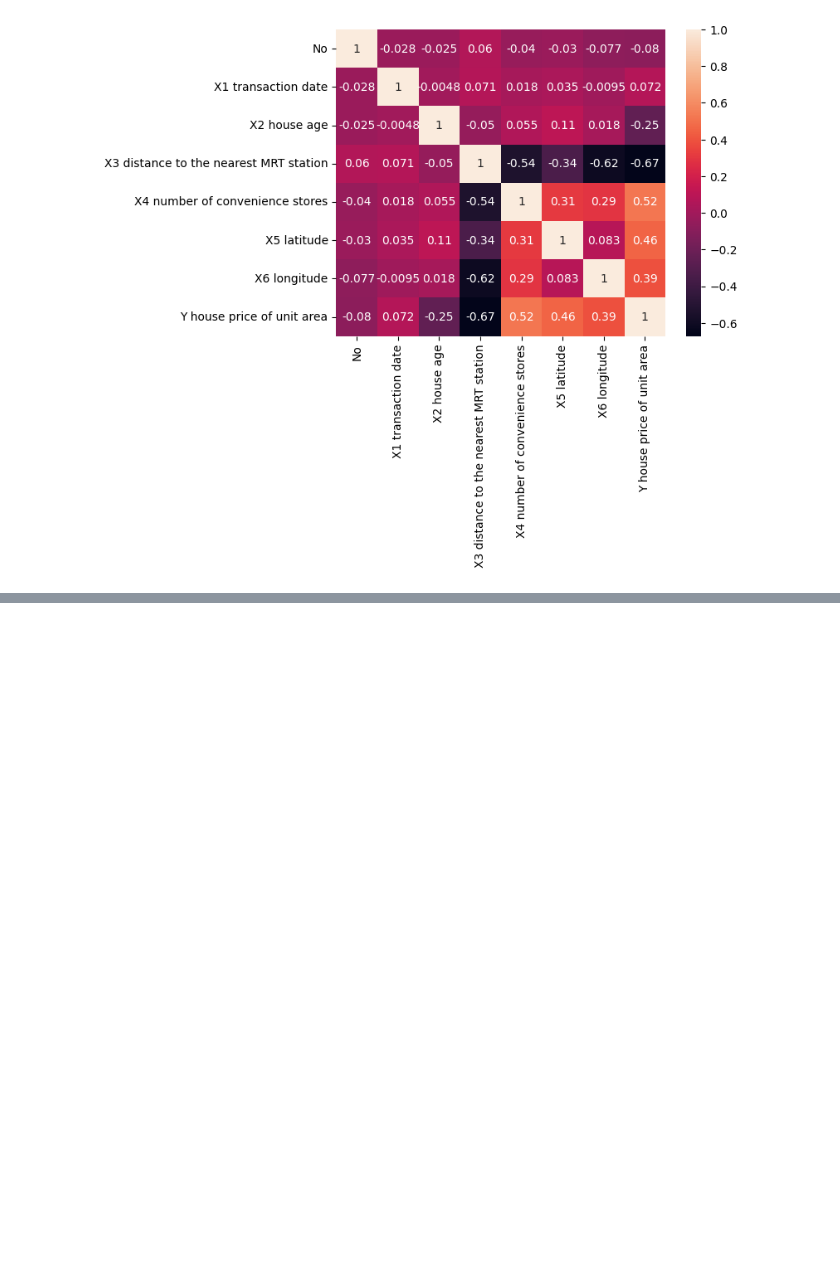
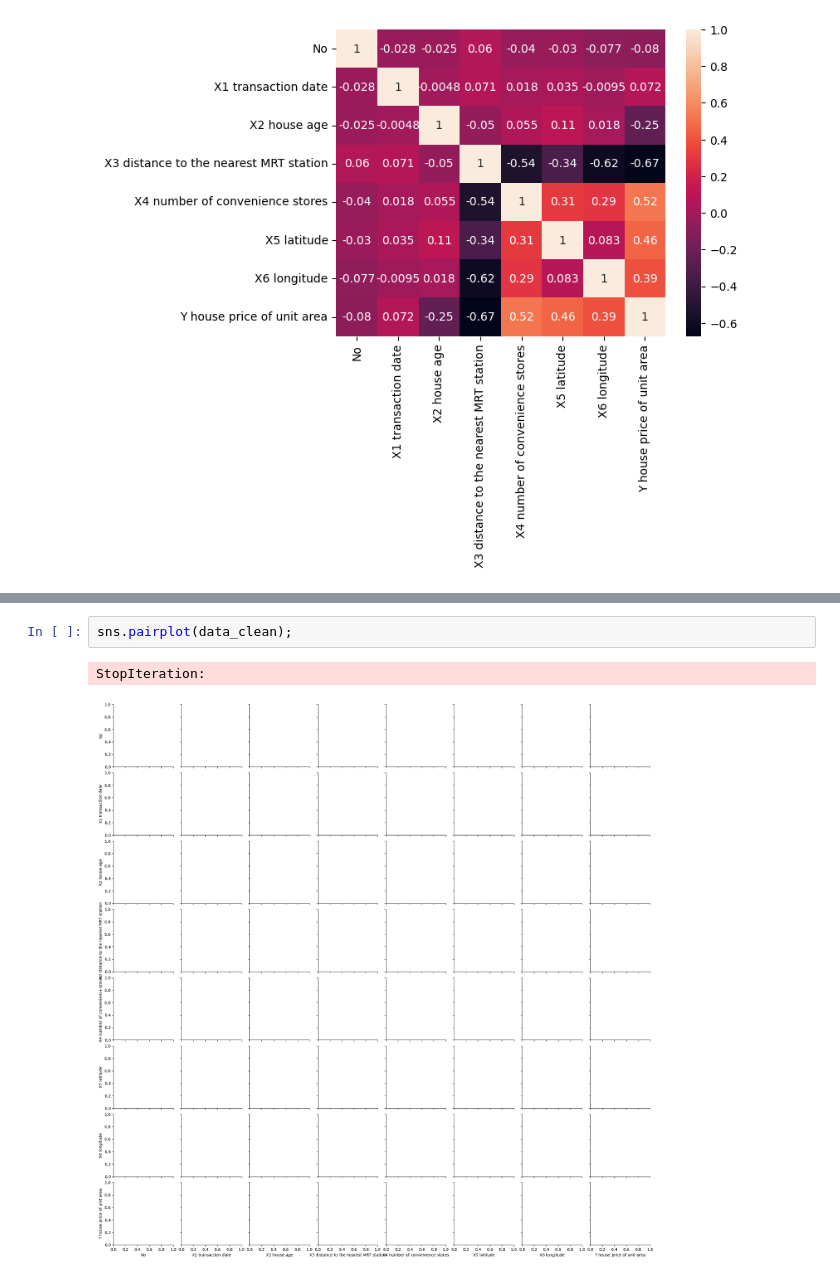
Before and after one commit to TonyRomanovskiy/DS3onl, a Jupyter notebook: Бруцкий-Стемпковский Николай/ДЗ_08_Бруцкий-Стемпковский/data_processing.ipynb, the cells around one changed output, grey strips where cells are left out. Drawn from its saved outputs; the diff is of its cells as text; blank space fills up the shorter version.

```diff
--- a/Бруцкий-Стемпковский Николай/ДЗ_08_Бруцкий-Стемпковский/data_processing.ipynb
+++ b/Бруцкий-Стемпковский Николай/ДЗ_08_Бруцкий-Стемпковский/data_processing.ipynb
@@ -127,0 +161,5 @@ sns.heatmap(corr_matrix, annot=True);
+# %%
+sns.pairplot(data_clean);
+# %% [output]
+StopIteration:
+[figure, added]
```
Also changed, not shown: parts of 8 cells of this notebook.
